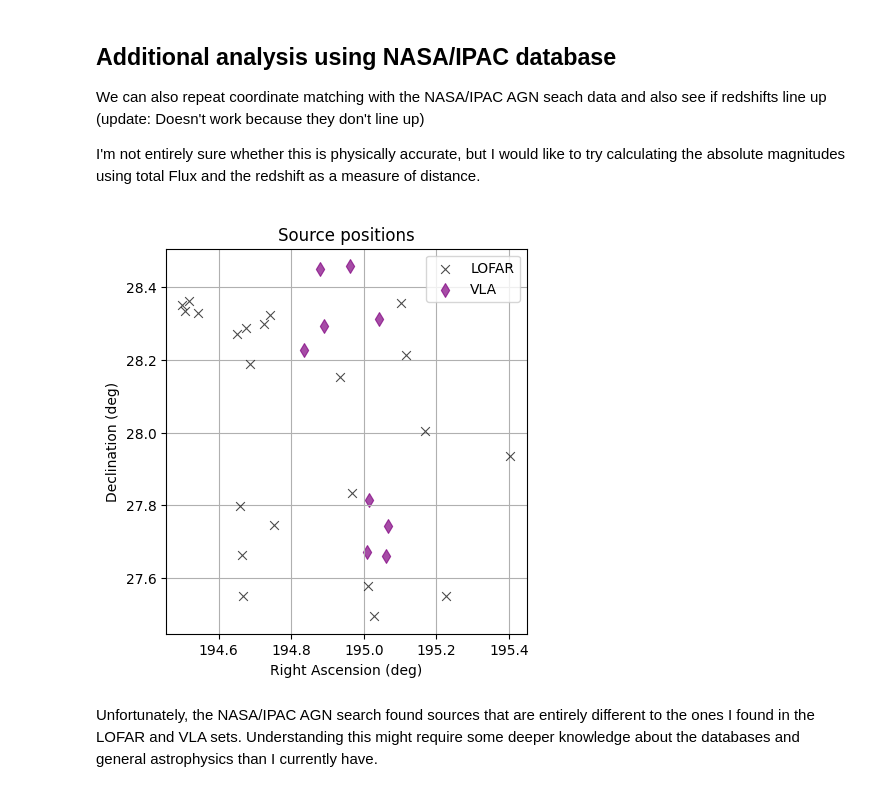
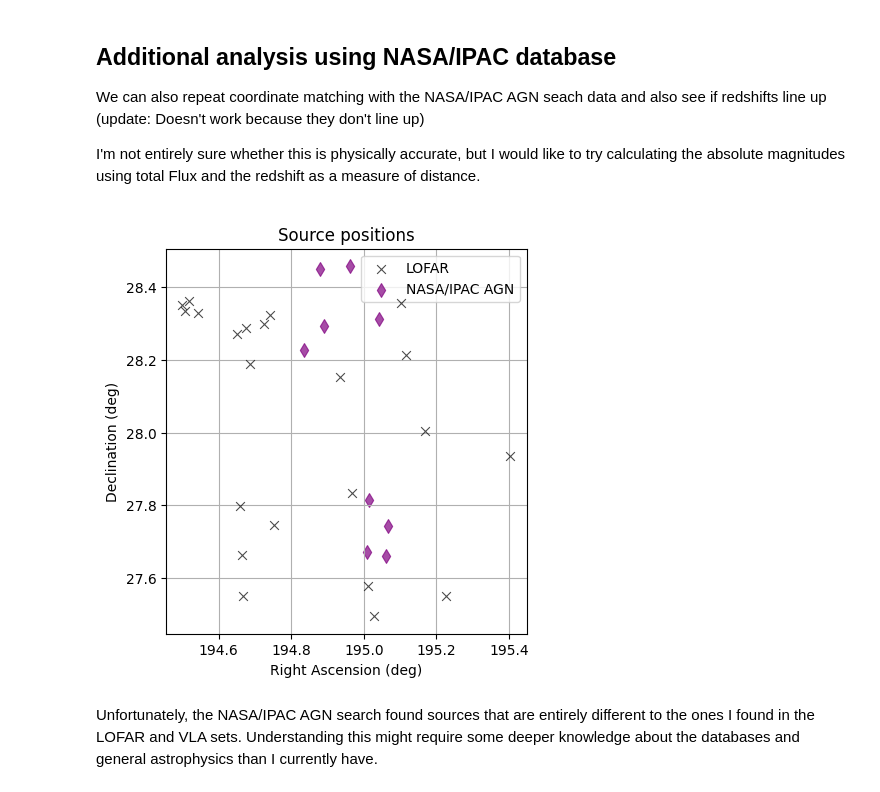
Before and after one commit to Svuem/datasets-AGN-mini-project, a Jupyter notebook: Mini_project.ipynb, the cells around one changed output. Cells and saved outputs as stored; diff of their text form; code cells hidden in the pictures.

```diff
--- a/Mini_project.ipynb
+++ b/Mini_project.ipynb
@@ -333,17 +335,17 @@ I'm not entirely sure whether this is physically accurate, but I would like to t
 # %%
 plt.figure (figsize=(7, 5))
 lofar_scatter = plt.scatter(lofar_matched['RA'], lofar_matched['DEC'], c='black', marker='x', s=40, linewidths=0.8, alpha=0.7, label='LOFAR', zorder=10)
-first_scatter = plt.scatter(NASA_IPAC_COMA_search['RA'], NASA_IPAC_COMA_search['DEC'], c='purple', marker='d', s=50, linewidths=0.8, alpha=0.7, label='VLA')
+first_scatter = plt.scatter(NASA_IPAC_COMA_search['RA'], NASA_IPAC_COMA_search['DEC'], c='purple', marker='d', s=50, linewidths=0.8, alpha=0.7, label='NASA/IPAC AGN')
 
 plt.xlabel('Right Ascension (deg)')
 plt.ylabel('Declination (deg)')
 plt.title('Source positions')
 plt.grid(True)
 plt.gca().set_aspect('equal', adjustable='box')
 plt.legend(loc='upper right')
 
 plt.show()
 # %% [output]
-[figure, old version]
+[figure, new version]
 # %% [markdown]
 Unfortunately, the NASA/IPAC AGN search found sources that are entirely different to the ones I found in the LOFAR and VLA sets. Understanding this might require some deeper knowledge about the databases and general astrophysics than I currently have.
```
Also changed, not shown: parts of 4 cells of this notebook.
